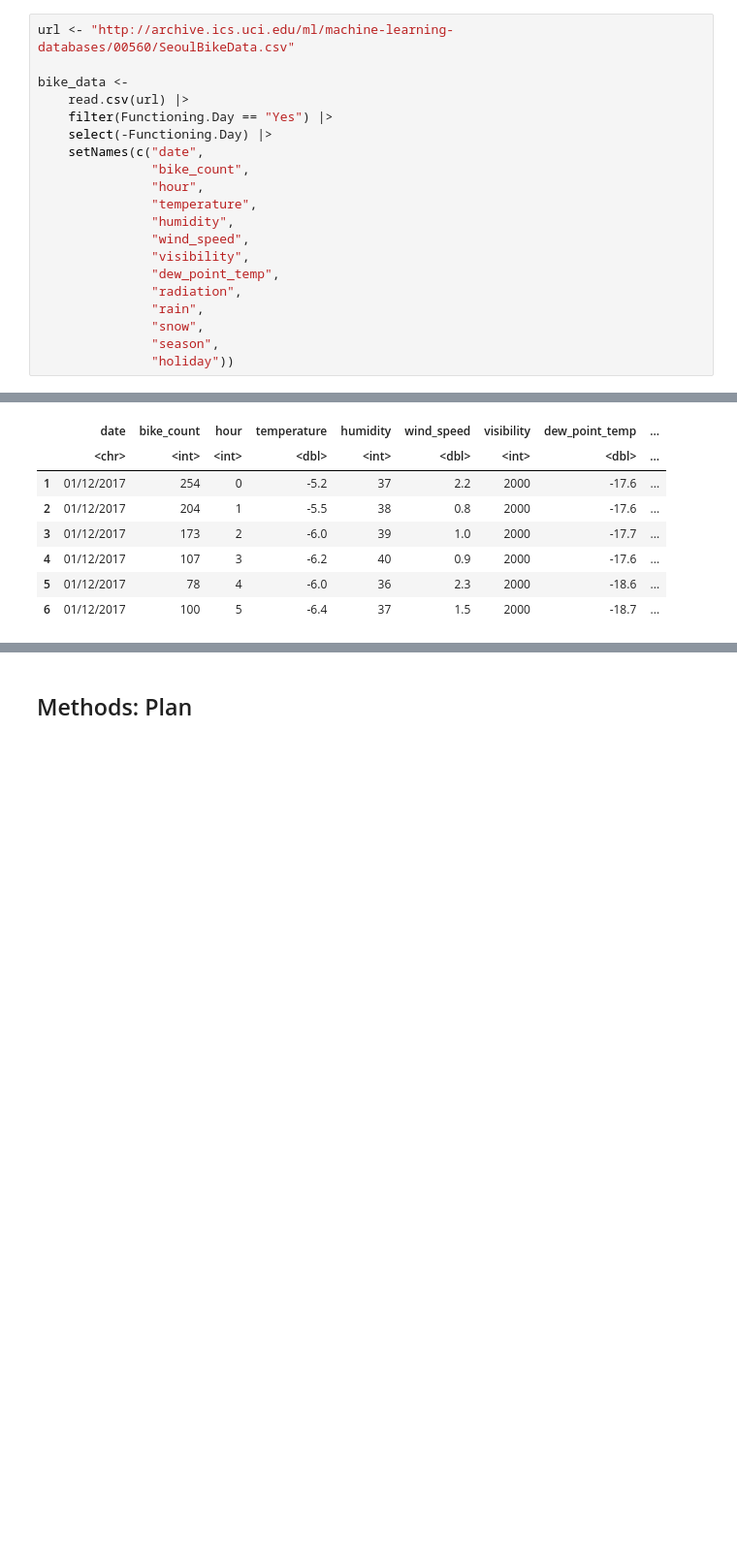
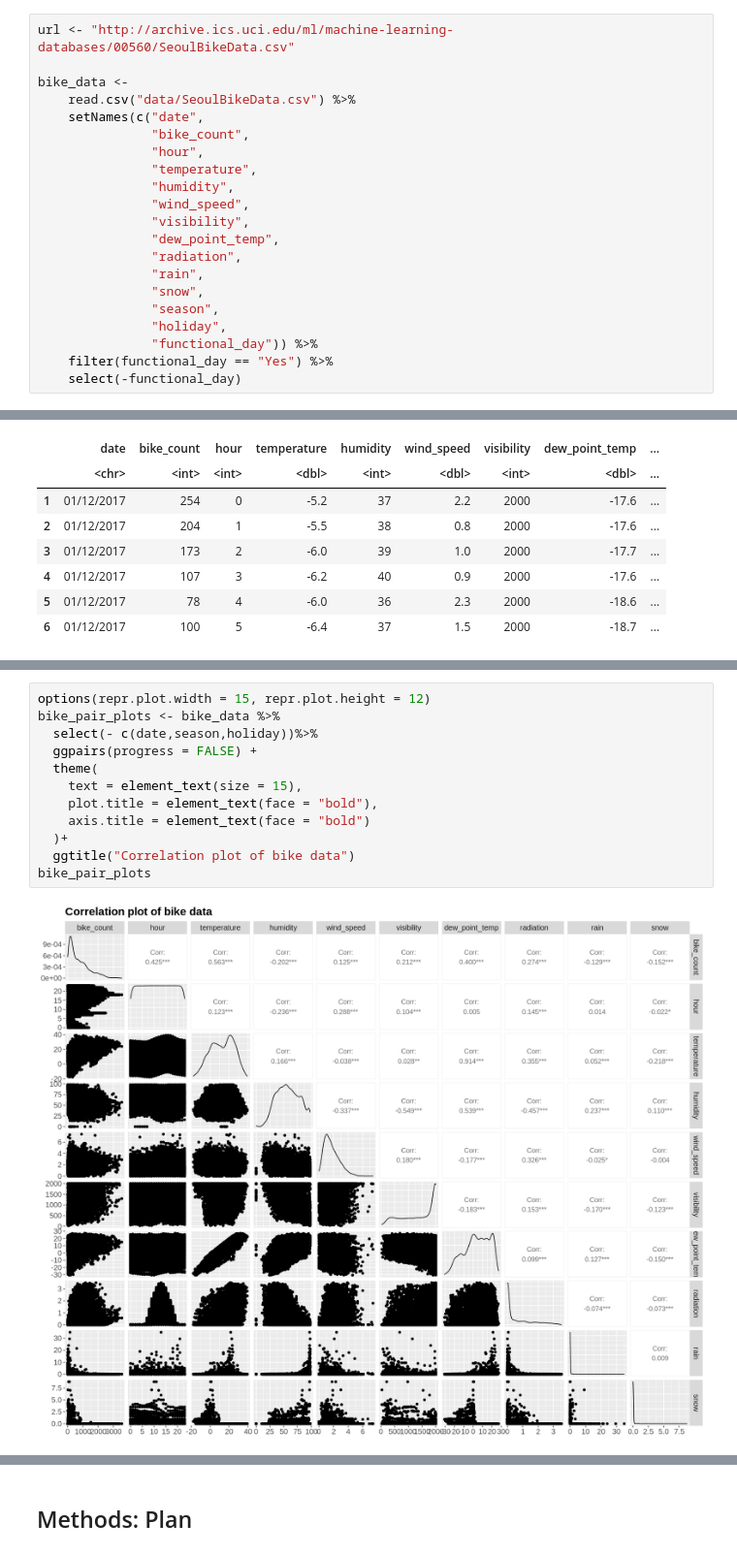
Before and after one commit to omertahi/STAT301-Project, a Jupyter notebook: Project Proposal.ipynb, the cells around one changed output, grey strips where cells are left out. Shown at 97% size. Saved outputs shown, nothing was run; the diff lists cells and outputs as text; blank space fills up the shorter version.

Commit message:
correlation done

```diff
--- a/Project Proposal.ipynb
+++ b/Project Proposal.ipynb
@@ -22,9 +44,7 @@ options(repr.matrix.max.rows = 6) #limits output of dataframes to 6 rows
 url <- "http://archive.ics.uci.edu/ml/machine-learning-databases/00560/SeoulBikeData.csv"
 
 bike_data <-
-    read.csv(url) |>
-    filter(Functioning.Day == "Yes") |>
-    select(-Functioning.Day) |>
+    read.csv("data/SeoulBikeData.csv") %>%
     setNames(c("date",
                "bike_count",
                "hour",
@@ -37,7 +57,10 @@ bike_data <-
                "rain",
                "snow",
                "season",
-               "holiday"))
+               "holiday",
+               "functional_day")) %>%
+    filter(functional_day == "Yes") %>%
+    select(-functional_day)
 # %%
 View(head(bike_data))
 # %% [output]
@@ -52,0 +78,14 @@ A data.frame: 6 × 13
+# %%
+options(repr.plot.width = 15, repr.plot.height = 12)
+bike_pair_plots <- bike_data %>%
+  select(- c(date,season,holiday))%>%
+  ggpairs(progress = FALSE) +
+  theme(
+    text = element_text(size = 15),
+    plot.title = element_text(face = "bold"),
+    axis.title = element_text(face = "bold")
+  )+
+  ggtitle("Correlation plot of bike data")
+bike_pair_plots
+# %% [output]
+[figure, added]
```
Also changed, not shown: parts of 10 cells of this notebook.
